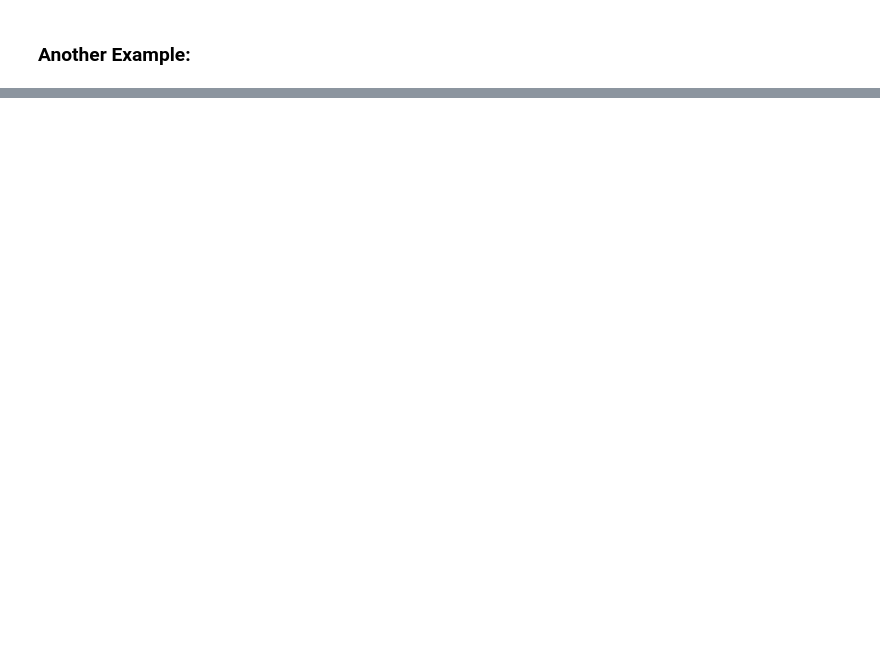
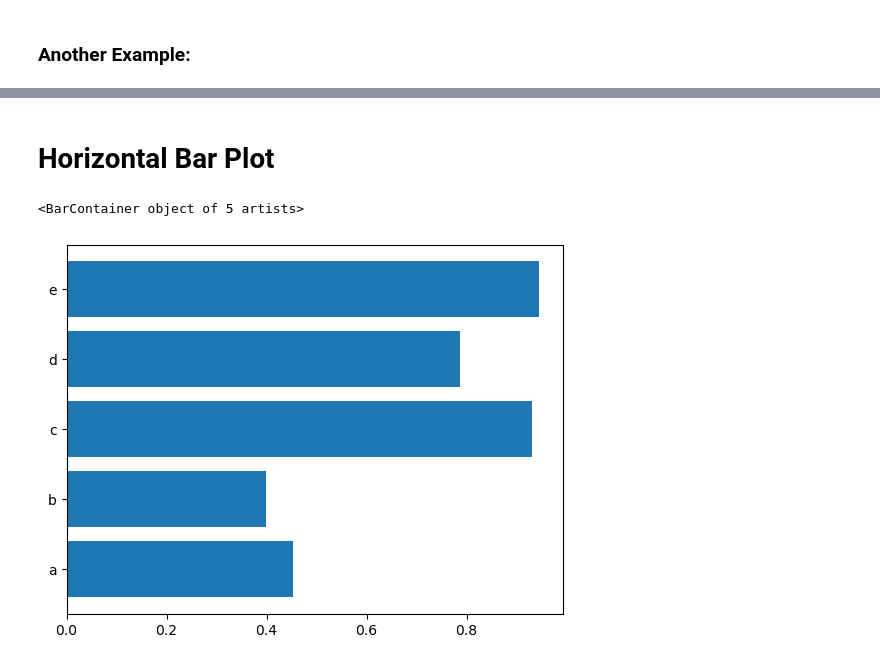
Before and after one commit to deepkorat/iNeuron-course-practical-material, a Jupyter notebook: visualization/matplotlib.ipynb, the cells around one changed output, grey strips where cells are left out. Cells and saved outputs as stored; diff of their text form; code cells hidden in the pictures; blank space fills up the shorter version.

```diff
--- a/visualization/matplotlib.ipynb
+++ b/visualization/matplotlib.ipynb
@@ -121,0 +146,7 @@ plt.show()
+# %% [markdown]
+# Horizontal Bar Plot
+# %%
+plt.barh(x, y)
+# %% [output]
+<BarContainer object of 5 artists>
+[figure, added]
```
Also changed, not shown: parts of 15 cells of this notebook.
